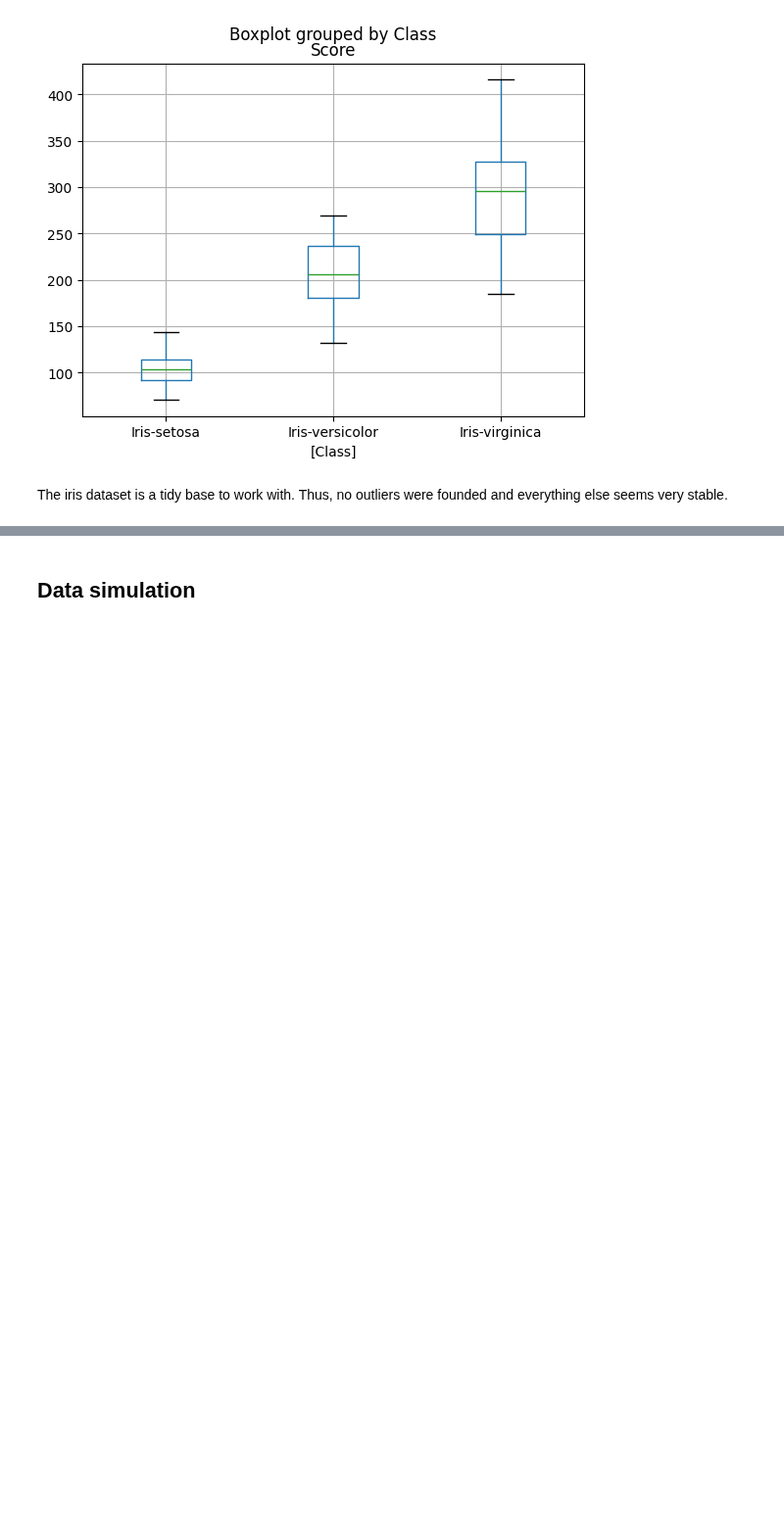
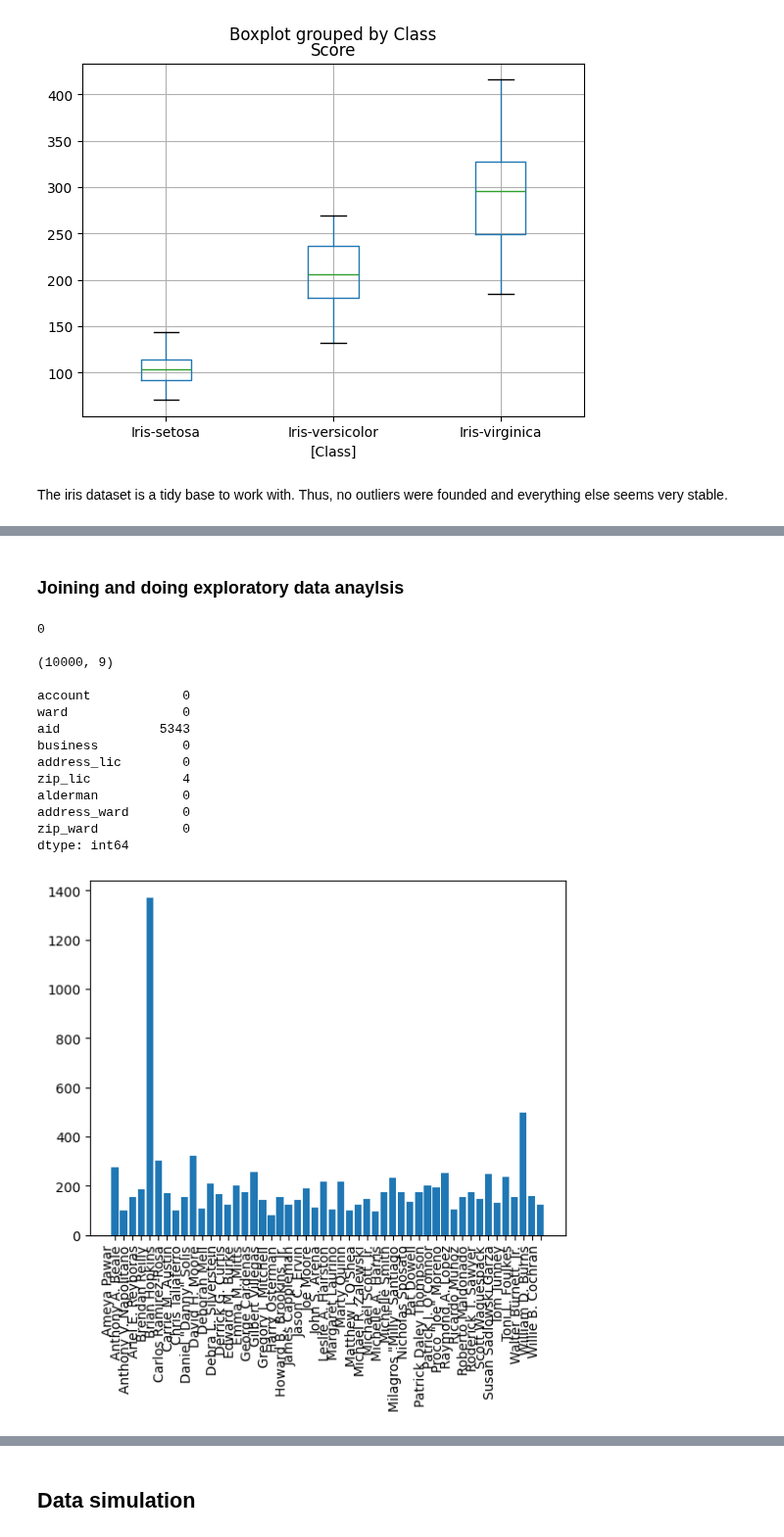
Before and after one commit to nescuderor/Personal_portfolio, a Jupyter notebook: 01_Basics.ipynb, the cells around one changed output, grey strips where cells are left out. Shown at 98% size. Cells and saved outputs as stored; diff of their text form; code cells hidden in the pictures; blank space fills up the shorter version.

Commit message:
Expanding basic demonstrations: Joining data tables using pandas and aplying it to Chicago's exercise

```diff
--- a/01_Basics.ipynb
+++ b/01_Basics.ipynb
@@ -651,0 +656,15 @@ The iris dataset is a tidy base to work with. Thus, no outliers were founded and
+# %%
+#Reading the .pickle datasets from the Chicago dataset
+licenses = pd.read_pickle("D:/Personal_portfolio/Databases/01_Basics/licenses.p")
+ward = pd.read_pickle("D:/Personal_portfolio/Databases/01_Basics/ward.p")
+demographics = pd.read_pickle("D:/Personal_portfolio/Databases/01_Basics/zip_demo.p")
+owners = pd.read_pickle("D:/Personal_portfolio/Databases/01_Basics/business_owners.p")
+census = pd.read_pickle("D:/Personal_portfolio/Databases/01_Basics/census.p")
+
+#Determining the main characteristics of the data sets for evidencing if it is possible to conect them or if it is not feasable
+print((licenses.shape, licenses.columns),
+	  (ward.shape, ward.columns),
+	  (demographics.shape, demographics.columns),
+	  (owners.shape, owners.columns),
+	  (census.shape, census.columns),
+	  sep="\n")
@@ -651,0 +860,38 @@ The iris dataset is a tidy base to work with. Thus, no outliers were founded and
+# %% [markdown]
+### Joining and doing exploratory data anaylsis
+# %%
+#Linking the licenses with the wards
+licenses_ward = licenses.merge(ward, on="ward", suffixes=["_lic", "_ward"])
+
+#Verifying duplicates
+print(licenses_ward.duplicated().sum(),
+	  licenses_ward.shape,
+	  licenses_ward.isna().sum(),
+	  sep="\n\n")
+
+#Calculating the quantity of accounts that were active during each alderman period
+accounts = licenses_ward[["alderman", "account"]].groupby("alderman").nunique().reset_index()
+
+#Plot
+plt.bar(x=accounts["alderman"], height=accounts["account"])
+plt.xticks(rotation=90, ha='right')
+plt.show()
+
+#Deleting temporary data
+del accounts, licenses_ward
+# %% [output]
+0
+
+(10000, 9)
+
+account            0
+ward               0
+aid             5343
+business           0
+address_lic        0
+zip_lic            4
+alderman           0
+address_ward       0
+zip_ward           0
+dtype: int64
+[figure, added]
```
Also changed, not shown: parts of 17 cells of this notebook.
